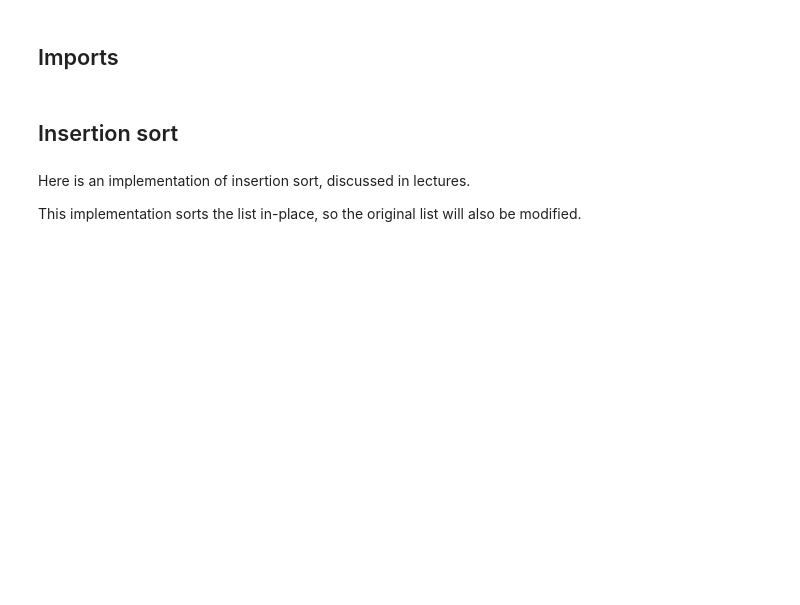
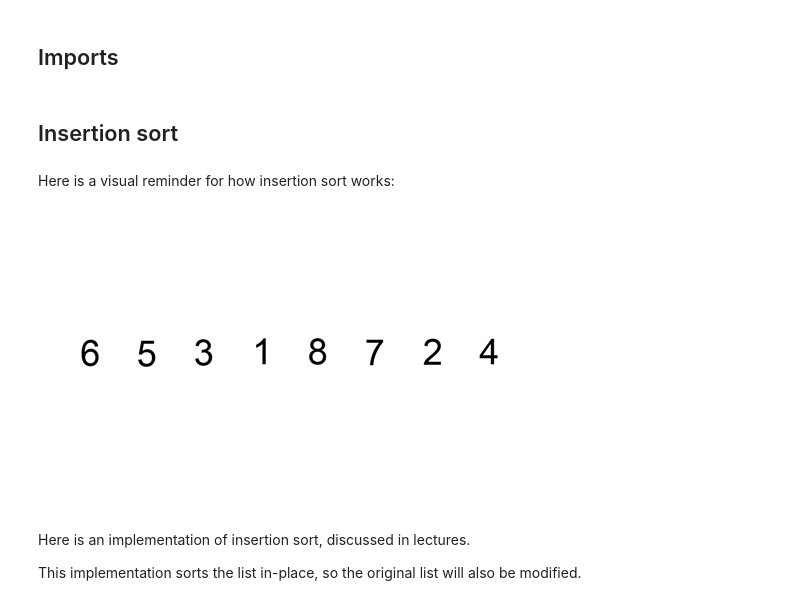
Before and after one commit to Kirito-Ma/COMP90014_2021, a Jupyter notebook: Week_2_Measuring_Complexity.ipynb, the cells around one changed output. Saved outputs shown, nothing was run; the diff lists cells and outputs as text; code cells hidden in the pictures; blank space fills up the shorter version.

Commit message:
Add visual hints for sort alorithms

```diff
--- a/Week_2_Measuring_Complexity.ipynb
+++ b/Week_2_Measuring_Complexity.ipynb
@@ -41,5 +49,12 @@ from sort_utilities import time_sort, completely_sorted_list, nearly_sorted_list
 # %% [markdown]
 ## Insertion sort
+# %% [markdown]
+Here is a visual reminder for how insertion sort works:
+# %%
+with open("media/Insertion-sort-example.gif", "rb") as f:
+    display(Image(data=f.read(), format="png"))
+# %% [output]
+[figure, added]
 # %% [markdown]
 Here is an implementation of insertion sort, discussed in lectures.
 
```
Also changed, not shown: parts of 6 cells of this notebook, 5 other files.
